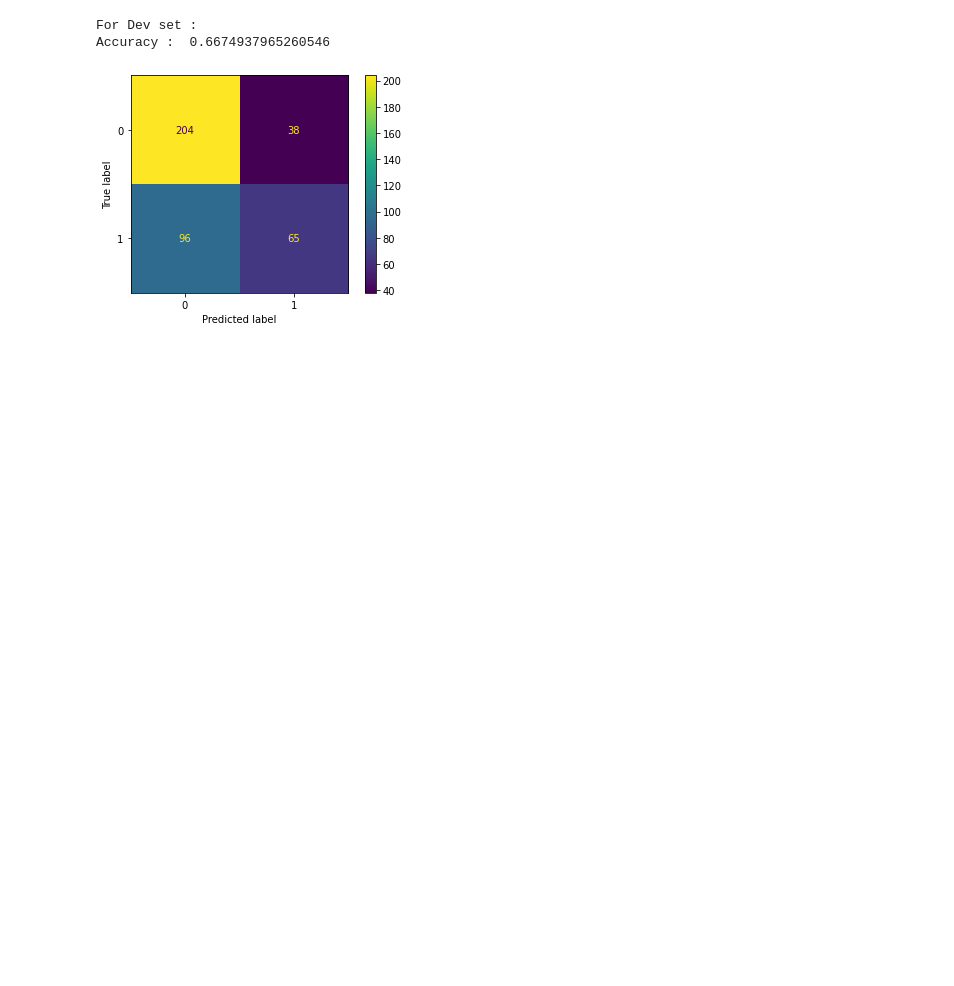
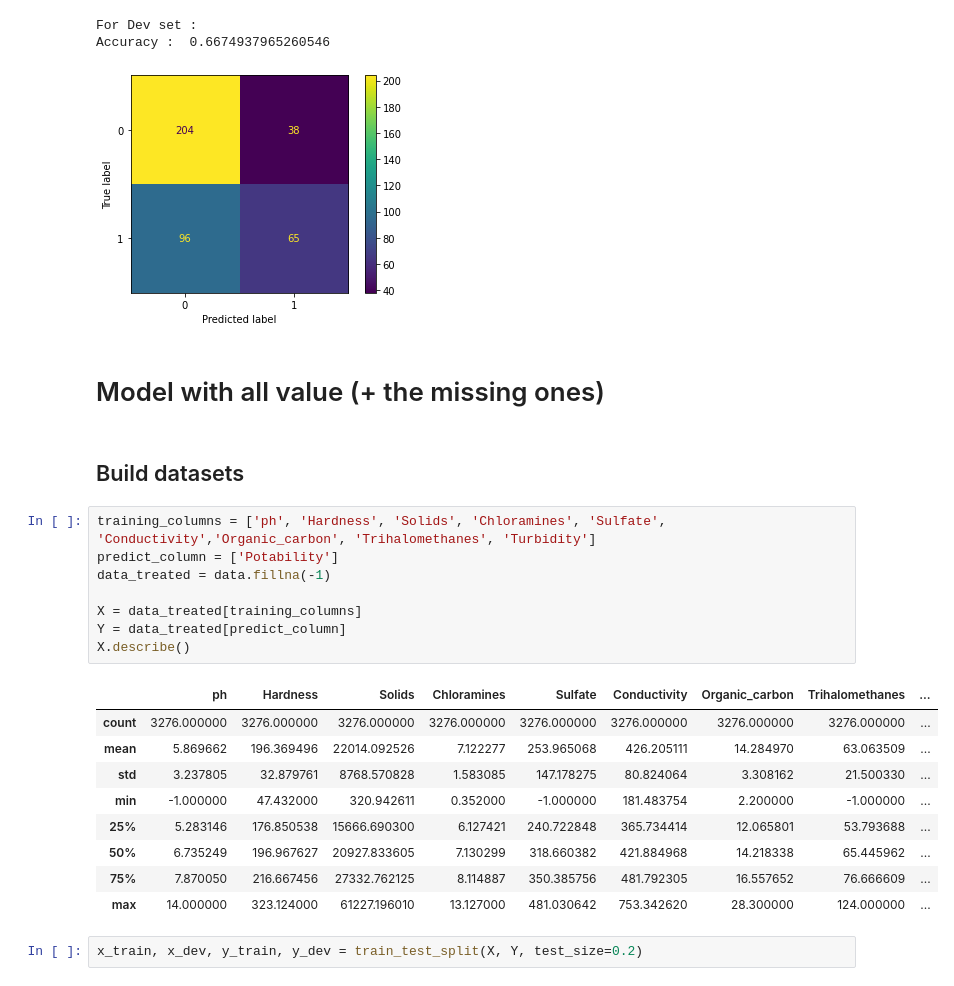
Before and after one commit to Mustapha-AJEGHRIR/ML_short_project, a Jupyter notebook: inference.ipynb, the cells around one changed output. Saved outputs shown, nothing was run; the diff lists cells and outputs as text; blank space fills up the shorter version.

```diff
--- a/inference.ipynb
+++ b/inference.ipynb
@@ -149,3 +149,27 @@ Accuracy :  0.9259950248756219
 For Dev set :
 Accuracy :  0.6674937965260546
 [figure]
+# %% [markdown]
+# Model with all value (+ the missing ones)
+# %% [markdown]
+## Build datasets
+# %%
+training_columns = ['ph', 'Hardness', 'Solids', 'Chloramines', 'Sulfate', 'Conductivity','Organic_carbon', 'Trihalomethanes', 'Turbidity']
+predict_column = ['Potability']
+data_treated = data.fillna(-1)
+
+X = data_treated[training_columns]
+Y = data_treated[predict_column]
+X.describe()
+# %% [output]
+|  | ph | Hardness | Solids | Chloramines | Sulfate | Conductivity | Organic_carbon | Trihalomethanes | ... |
+| count | 3276.000000 | 3276.000000 | 3276.000000 | 3276.000000 | 3276.000000 | 3276.000000 | 3276.000000 | 3276.000000 | ... |
+| mean | 5.869662 | 196.369496 | 22014.092526 | 7.122277 | 253.965068 | 426.205111 | 14.284970 | 63.063509 | ... |
+| std | 3.237805 | 32.879761 | 8768.570828 | 1.583085 | 147.178275 | 80.824064 | 3.308162 | 21.500330 | ... |
+| min | -1.000000 | 47.432000 | 320.942611 | 0.352000 | -1.000000 | 181.483754 | 2.200000 | -1.000000 | ... |
+| 25% | 5.283146 | 176.850538 | 15666.690300 | 6.127421 | 240.722848 | 365.734414 | 12.065801 | 53.793688 | ... |
+| 50% | 6.735249 | 196.967627 | 20927.833605 | 7.130299 | 318.660382 | 421.884968 | 14.218338 | 65.445962 | ... |
+| 75% | 7.870050 | 216.667456 | 27332.762125 | 8.114887 | 350.385756 | 481.792305 | 16.557652 | 76.666609 | ... |
+| max | 14.000000 | 323.124000 | 61227.196010 | 13.127000 | 481.030642 | 753.342620 | 28.300000 | 124.000000 | ... |
+# %%
+x_train, x_dev, y_train, y_dev = train_test_split(X, Y, test_size=0.2)
```
Also changed, not shown: parts of 4 cells of this notebook.
